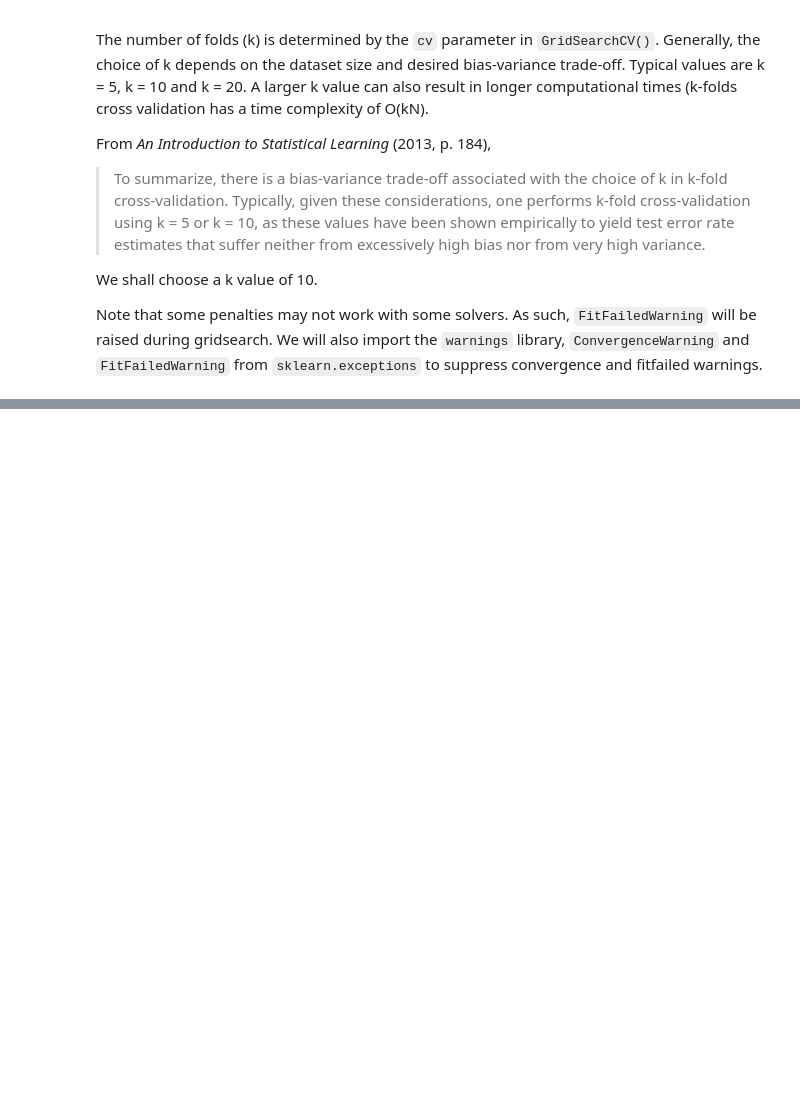
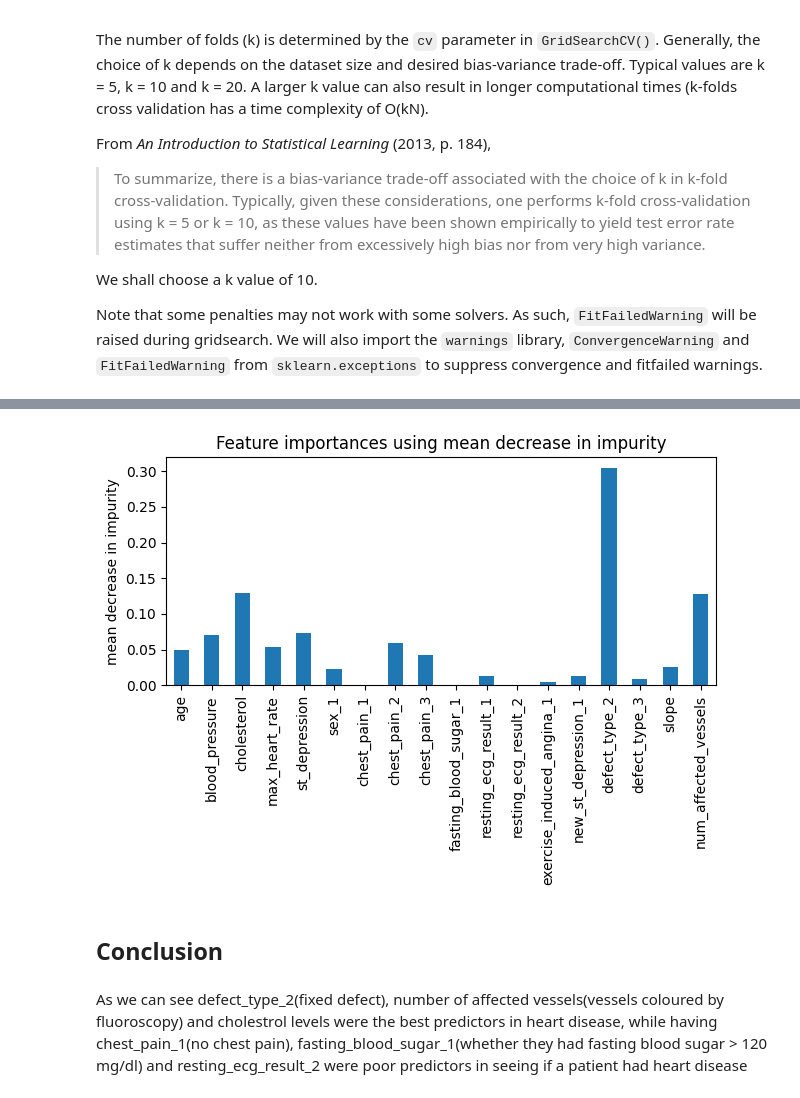
Before and after one commit to brandonleehs/SC1015-proj, a Jupyter notebook: decision-tree.ipynb, the cells around one changed output, grey strips where cells are left out. Cells and saved outputs as stored; diff of their text form; code cells hidden in the pictures; blank space fills up the shorter version.

```diff
--- a/decision-tree.ipynb
+++ b/decision-tree.ipynb
@@ -371,0 +411,3 @@ FNR Test :       0.0
+# %%
+importances = dectree.feature_importances_
+print(dectree.feature_names_in_)
@@ -371,0 +422,14 @@ FNR Test :       0.0
+# %%
+dec_importances = pd.Series(importances, index=dectree.feature_names_in_)
+
+fig, ax = plt.subplots()
+dec_importances.plot.bar(ax=ax)
+ax.set_title("Feature importances using mean decrease in impurity")
+ax.set_ylabel("mean decrease in impurity")
+fig.tight_layout()
+# %% [output]
+[figure, added]
+# %% [markdown]
+## Conclusion
+# %% [markdown]
+As we can see defect_type_2(fixed defect), number of affected vessels(vessels coloured by fluoroscopy) and cholestrol levels were the best predictors in heart disease, while having chest_pain_1(no chest pain), fasting_blood_sugar_1(whether they had fasting blood sugar > 120 mg/dl) and resting_ecg_result_2 were poor predictors in seeing if a patient had heart disease
```
Also changed, not shown: parts of 12 cells of this notebook.
